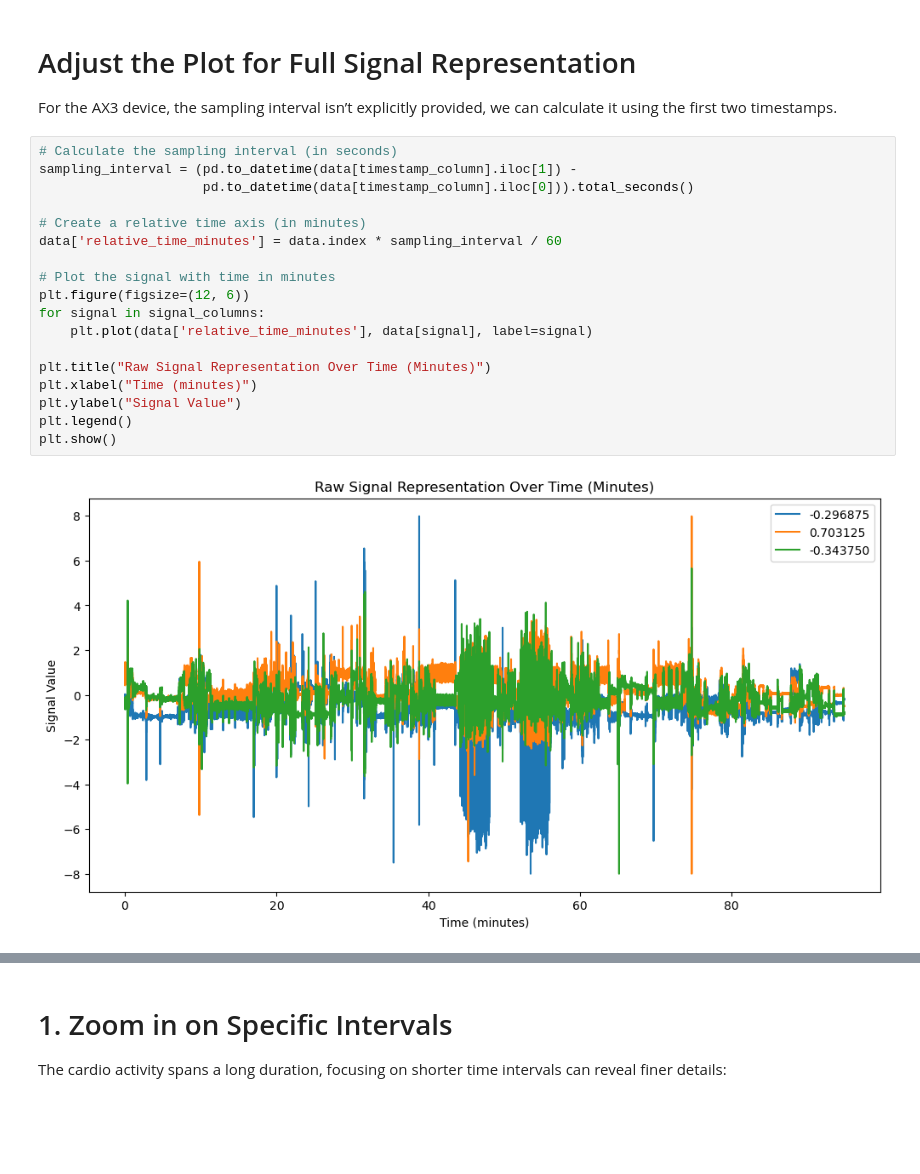
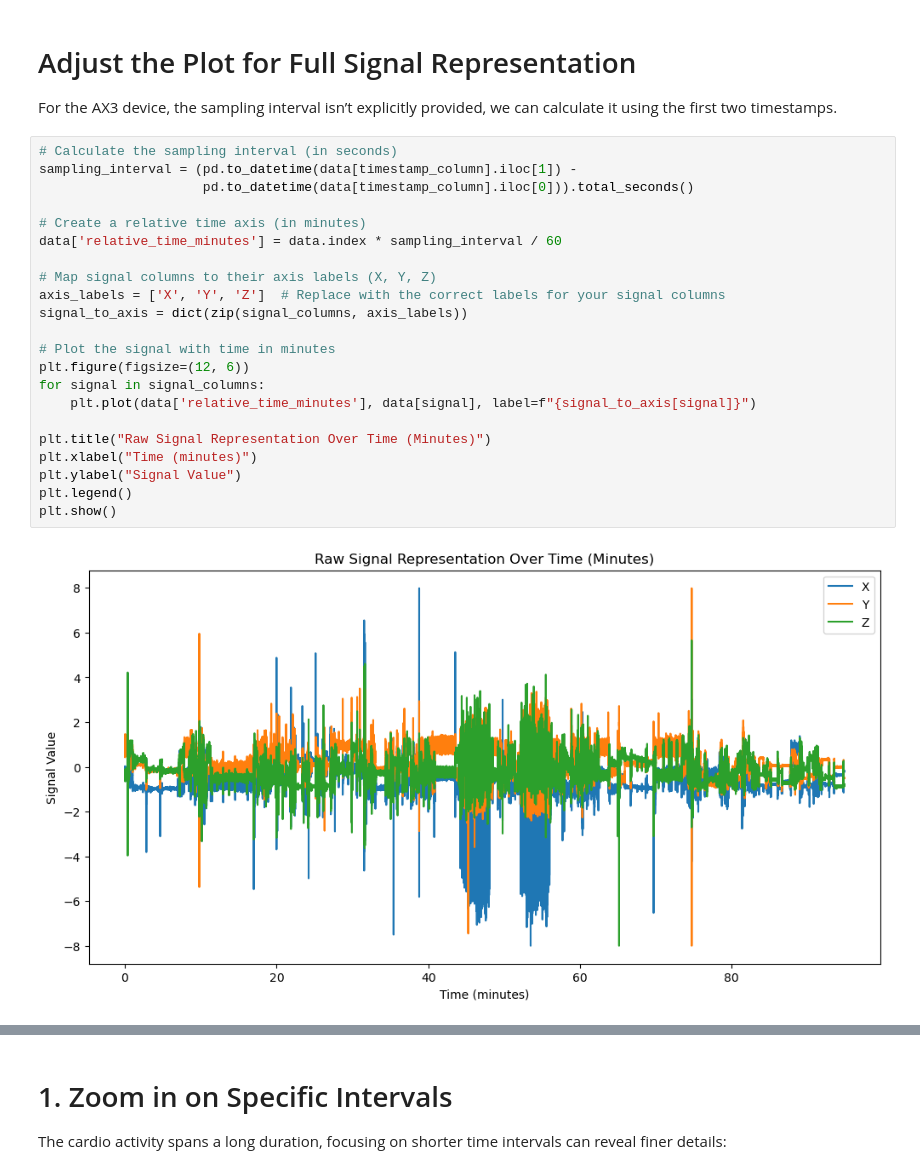
Before and after one commit to leyah-sa/AX3-Project, a Jupyter notebook: notebooks/Smoker-analysis.ipynb, the cells around one changed output, grey strips where cells are left out. Drawn from its saved outputs; the diff is of its cells as text; blank space fills up the shorter version.

```diff
--- a/notebooks/Smoker-analysis.ipynb
+++ b/notebooks/Smoker-analysis.ipynb
@@ -14,23 +14,27 @@ For the AX3 device, the sampling interval isn’t explicitly provided, we can ca
 # %%
 # Calculate the sampling interval (in seconds)
 sampling_interval = (pd.to_datetime(data[timestamp_column].iloc[1]) -
                      pd.to_datetime(data[timestamp_column].iloc[0])).total_seconds()
 
 # Create a relative time axis (in minutes)
 data['relative_time_minutes'] = data.index * sampling_interval / 60
 
+# Map signal columns to their axis labels (X, Y, Z)
+axis_labels = ['X', 'Y', 'Z']  # Replace with the correct labels for your signal columns
+signal_to_axis = dict(zip(signal_columns, axis_labels))
+
 # Plot the signal with time in minutes
 plt.figure(figsize=(12, 6))
 for signal in signal_columns:
-    plt.plot(data['relative_time_minutes'], data[signal], label=signal)
+    plt.plot(data['relative_time_minutes'], data[signal], label=f"{signal_to_axis[signal]}")
 
 plt.title("Raw Signal Representation Over Time (Minutes)")
 plt.xlabel("Time (minutes)")
 plt.ylabel("Signal Value")
 plt.legend()
 plt.show()
 # %% [output]
-[figure, old version]
+[figure, new version]
 # %% [markdown]
 Les trois couleurs représentent les trois axes d’accélération X, Y, Z dans un espace tridimensionnel:
 - Bleu : Représente les données d’accélération sur l’axe X, souvent associé au mouvement latéral (gauche-droite).
```
Also changed, not shown: parts of 8 cells of this notebook.
